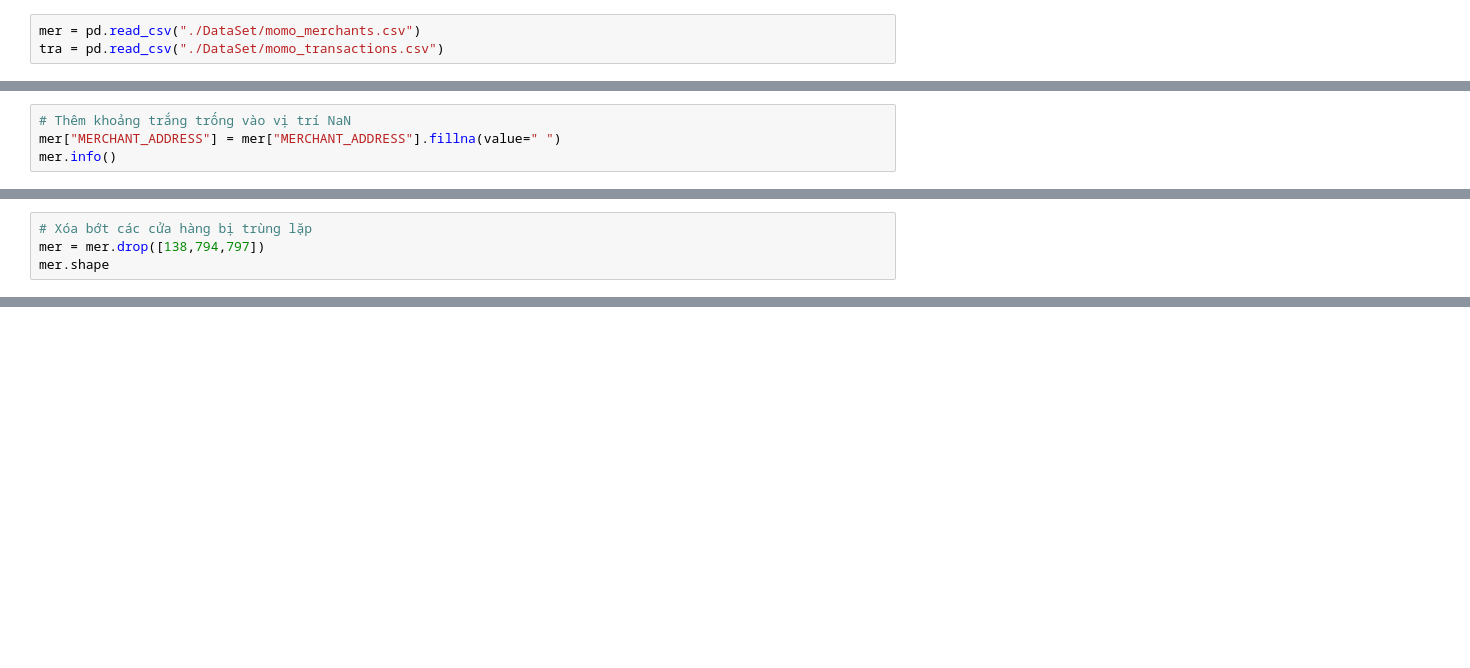
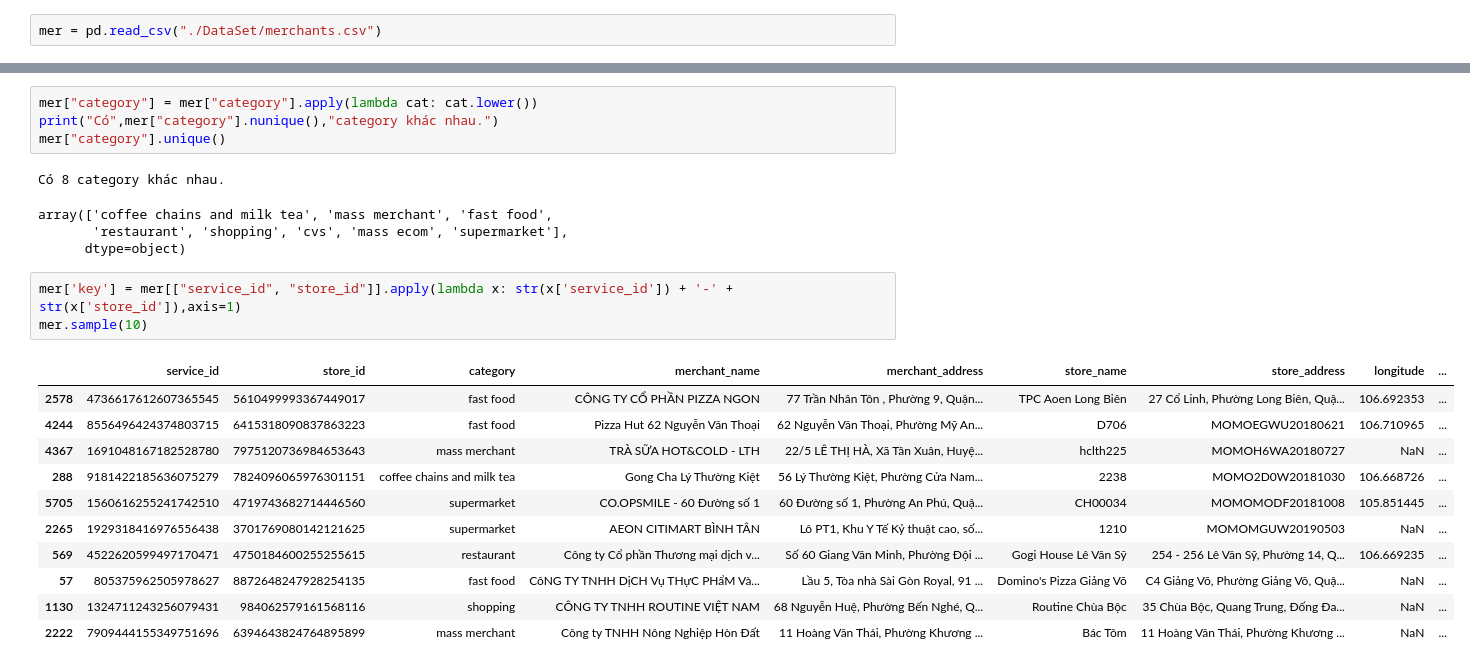
Before and after one commit to duynguyendn1998/finally, a Jupyter notebook: back-end/ClearData/Momo.ipynb, the cells around one changed output, grey strips where cells are left out. Saved outputs shown, nothing was run; the diff lists cells and outputs as text; blank space fills up the shorter version.

```diff
--- a/back-end/ClearData/Momo.ipynb
+++ b/back-end/ClearData/Momo.ipynb
@@ -5,6 +6,5 @@ import matplotlib.pyplot as plt
 # %%
-mer = pd.read_csv("./DataSet/momo_merchants.csv")
-tra = pd.read_csv("./DataSet/momo_transactions.csv")
+mer = pd.read_csv("./DataSet/merchants.csv")
 # %% [markdown]
 # Merchants
 Một số mẫu thông tin của thương nhân MoMo.
@@ -40,4 +34,0 @@ mer.head()
-# %%
-# Thêm khoảng trắng trống vào vị trí NaN
-mer["MERCHANT_ADDRESS"] = mer["MERCHANT_ADDRESS"].fillna(value=" ")
-mer.info()
@@ -109,4 +34,0 @@ mer[mer["STORE_ID"].apply(lambda id: True if id in duplicate_store else False)]
-# %%
-# Xóa bớt các cửa hàng bị trùng lặp
-mer = mer.drop([138,794,797])
-mer.shape
@@ -296,0 +49,24 @@ mer1
+# %%
+mer["category"] = mer["category"].apply(lambda cat: cat.lower())
+print("Có",mer["category"].nunique(),"category khác nhau.")
+mer["category"].unique()
+# %% [output]
+Có 8 category khác nhau.
+array(['coffee chains and milk tea', 'mass merchant', 'fast food',
+       'restaurant', 'shopping', 'cvs', 'mass ecom', 'supermarket'],
+      dtype=object)
+# %%
+mer['key'] = mer[["service_id", "store_id"]].apply(lambda x: str(x['service_id']) + '-' + str(x['store_id']),axis=1)
+mer.sample(10)
+# %% [output]
+|  | service_id | store_id | category | merchant_name | merchant_address | store_name | store_address | longitude | ... |
+| 2578 | 4736617612607365545 | 5610499993367449017 | fast food | CÔNG TY CỔ PHẦN PIZZA NGON | 77 Trần Nhân Tôn , Phường 9, Quận... | TPC Aoen Long Biên | 27 Cổ Linh, Phường Long Biên, Quậ... | 106.692353 | ... |
+| 4244 | 8556496424374803715 | 6415318090837863223 | fast food | Pizza Hut 62 Nguyễn Văn Thoại | 62 Nguyễn Văn Thoại, Phường Mỹ An... | D706 | MOMOEGWU20180621 | 106.710965 | ... |
+| 4367 | 1691048167182528780 | 7975120736984653643 | mass merchant | TRÀ SỮA HOT&COLD - LTH | 22/5 LÊ THỊ HÀ, Xã Tân Xuân, Huyệ... | hclth225 | MOMOH6WA20180727 | NaN | ... |
+| 288 | 9181422185636075279 | 7824096065976301151 | coffee chains and milk tea | Gong Cha Lý Thường Kiệt | 56 Lý Thường Kiệt, Phường Cửa Nam... | 2238 | MOMO2D0W20181030 | 106.668726 | ... |
+| 5705 | 1560616255241742510 | 4719743682714446560 | supermarket | CO.OPSMILE - 60 Đường số 1 | 60 Đường số 1, Phường An Phú, Quậ... | CH00034 | MOMOMODF20181008 | 105.851445 | ... |
+| 2265 | 1929318416976556438 | 3701769080142121625 | supermarket | AEON CITIMART BÌNH TÂN | Lô PT1, Khu Y Tế Kỷ thuật cao, số... | 1210 | MOMOMGUW20190503 | NaN | ... |
+| 569 | 4522620599497170471 | 4750184600255255615 | restaurant | Công ty Cổ phần Thương mại dịch v... | Số 60 Giang Văn Minh, Phường Đội ... | Gogi House Lê Văn Sỹ | 254 - 256 Lê Văn Sỹ, Phường 14, Q... | 106.669235 | ... |
+| 57 | 805375962505978627 | 8872648247928254135 | fast food | CôNG TY TNHH DịCH Vụ THựC PHẩM Và... | Lầu 5, Tòa nhà Sài Gòn Royal, 91 ... | Domino's Pizza Giảng Võ | C4 Giảng Võ, Phường Giảng Võ, Quậ... | NaN | ... |
+| 1130 | 1324711243256079431 | 984062579161568116 | shopping | CÔNG TY TNHH ROUTINE VIỆT NAM | 68 Nguyễn Huệ, Phường Bến Nghé, Q... | Routine Chùa Bộc | 35 Chùa Bộc, Quang Trung, Đống Đa... | NaN | ... |
+| 2222 | 7909444155349751696 | 6394643824764895899 | mass merchant | Công ty TNHH Nông Nghiệp Hòn Đất | 11 Hoàng Văn Thái, Phường Khương ... | Bác Tôm | 11 Hoàng Văn Thái, Phường Khương ... | NaN | ... |
```
Also changed, not shown: parts of 29 cells of this notebook, 28 other files.
